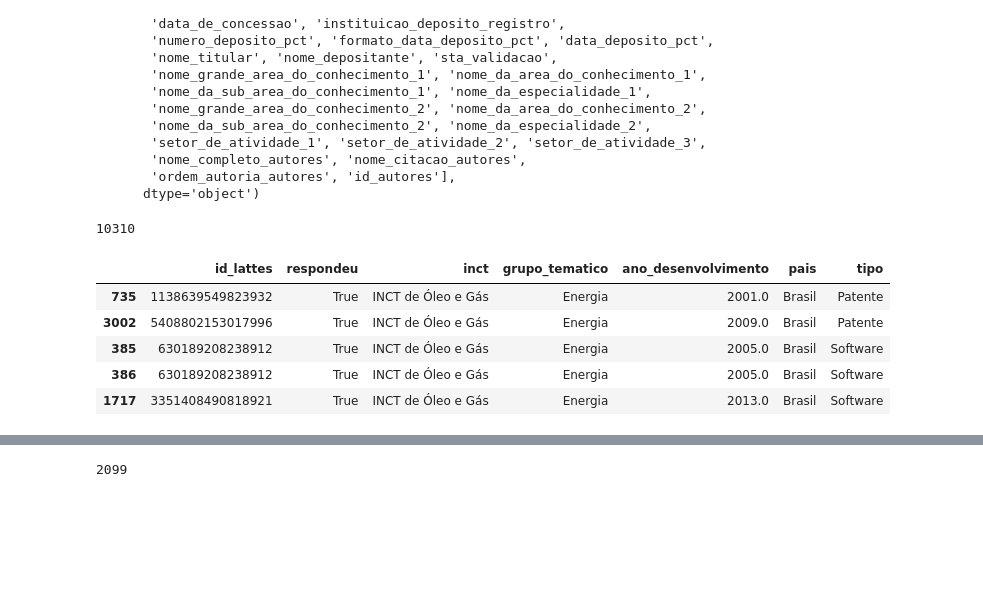
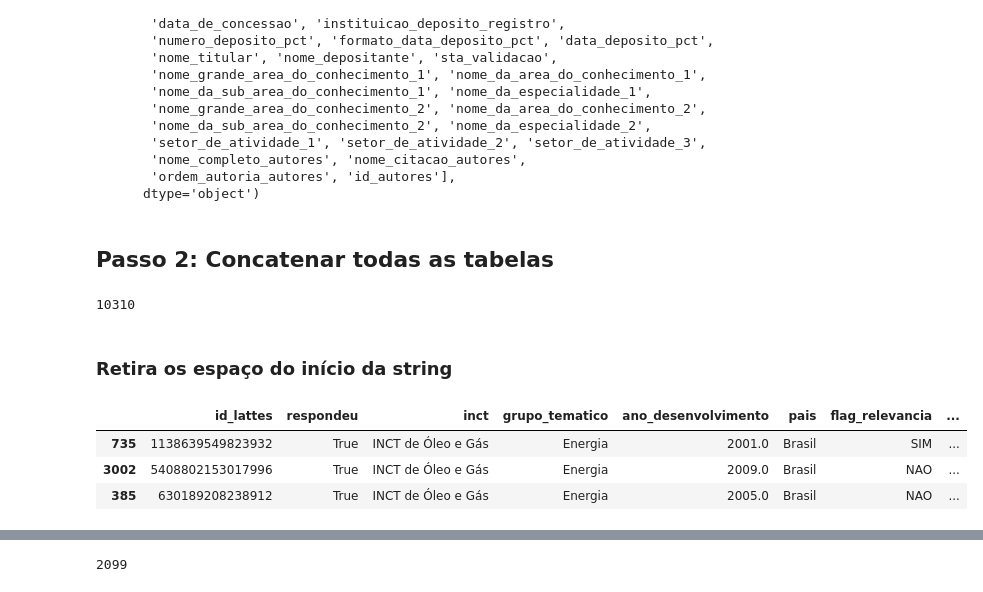
Before and after one commit to matheusbsilva/lattes_patents, a Jupyter notebook: jupyter-notebooks/1.analise-excel/resultado-tabela-analise.ipynb, the cells around one changed output, grey strips where cells are left out. Drawn from its saved outputs; the diff is of its cells as text; code cells hidden in the pictures; blank space fills up the shorter version.

Commit message:
Add analysis from join table

```diff
--- a/jupyter-notebooks/1.analise-excel/resultado-tabela-analise.ipynb
+++ b/jupyter-notebooks/1.analise-excel/resultado-tabela-analise.ipynb
@@ -117,4 +138,4 @@ Index(['id_lattes', 'respondeu', 'inct', 'grupo_tematico', 'membro_status',
 # %%
 desenho['tipo'] = 'Desenho'
 # %%
-df_desenho = desenho[['id_lattes','respondeu','inct','grupo_tematico','ano_desenvolvimento','pais','tipo']].copy()
+df_desenho = desenho[['id_lattes','respondeu','inct','grupo_tematico','ano_desenvolvimento','pais','flag_relevancia','flag_potencial_inovacao','instituicao_deposito_registro','instituicao_financiadora','id_patente','tipo']].copy()
@@ -136,4 +159,4 @@ Index(['id_lattes', 'respondeu', 'inct', 'grupo_tematico', 'membro_status',
 # %%
 topografia['tipo']='Topografia'
 # %%
-df_topografia = topografia[['id_lattes','respondeu','inct','grupo_tematico','ano_desenvolvimento','pais','tipo']].copy()
+df_topografia = topografia[['id_lattes','respondeu','inct','grupo_tematico','ano_desenvolvimento','pais','flag_relevancia','flag_potencial_inovacao','instituicao_deposito_registro','instituicao_financiadora','id_patente','tipo']].copy()
@@ -161,4 +186,4 @@ cultivar_registrada.rename(columns={'ano_solicitacao': 'ano_desenvolvimento'}, i
 # %%
 cultivar_registrada['tipo'] = 'Cultivar Registrada'
 # %%
-df_cultivar_registrada = cultivar_registrada[['id_lattes','respondeu','inct','grupo_tematico','ano_desenvolvimento','pais','tipo']].copy()
+df_cultivar_registrada = cultivar_registrada[['id_lattes','respondeu','inct','grupo_tematico','ano_desenvolvimento','pais','flag_relevancia','flag_potencial_inovacao','instituicao_deposito_registro','instituicao_financiadora','id_patente','tipo']].copy()
@@ -186,7 +213,9 @@ cultivar_protegida.rename(columns={'ano_solicitacao': 'ano_desenvolvimento'}, in
 # %%
 cultivar_protegida['tipo'] = 'Cultivar Protegida'
 # %%
-df_cultivar_protegida = cultivar_protegida[['id_lattes','respondeu','inct','grupo_tematico','ano_desenvolvimento','pais','tipo']]
+df_cultivar_protegida = cultivar_protegida[['id_lattes','respondeu','inct','grupo_tematico','ano_desenvolvimento','pais','flag_relevancia','flag_potencial_inovacao','instituicao_deposito_registro','instituicao_financiadora','id_patente','tipo']]
+# %% [markdown]
+## Passo 2: Concatenar todas as tabelas
 # %%
 frames = [df_pat, df_marcas, df_desenho, df_sof, df_topografia, df_cultivar_registrada, df_cultivar_protegida]
 
@@ -195,5 +224,7 @@ result = pd.concat(frames)
 len(result)
 # %% [output]
 10310
+# %% [markdown]
+### Retira os espaço do início da string
 # %%
 result['inct'] = result.inct.str.lstrip()
@@ -200,9 +232,7 @@ result['inct'] = result.inct.str.lstrip()
 # %%
-result.loc[result.inct == 'INCT de Óleo e Gás']
+result.loc[result.inct == 'INCT de Óleo e Gás'].head(3)
 # %% [output]
-|  | id_lattes | respondeu | inct | grupo_tematico | ano_desenvolvimento | pais | tipo |
-| 735 | 1138639549823932 | True | INCT de Óleo e Gás | Energia | 2001.0 | Brasil | Patente |
-| 3002 | 5408802153017996 | True | INCT de Óleo e Gás | Energia | 2009.0 | Brasil | Patente |
-| 385 | 630189208238912 | True | INCT de Óleo e Gás | Energia | 2005.0 | Brasil | Software |
-| 386 | 630189208238912 | True | INCT de Óleo e Gás | Energia | 2005.0 | Brasil | Software |
-| 1717 | 3351408490818921 | True | INCT de Óleo e Gás | Energia | 2013.0 | Brasil | Software |
+|  | id_lattes | respondeu | inct | grupo_tematico | ano_desenvolvimento | pais | flag_relevancia | ... |
+| 735 | 1138639549823932 | True | INCT de Óleo e Gás | Energia | 2001.0 | Brasil | SIM | ... |
+| 3002 | 5408802153017996 | True | INCT de Óleo e Gás | Energia | 2009.0 | Brasil | NAO | ... |
+| 385 | 630189208238912 | True | INCT de Óleo e Gás | Energia | 2005.0 | Brasil | NAO | ... |
```
Also changed, not shown: parts of 49 cells of this notebook.
